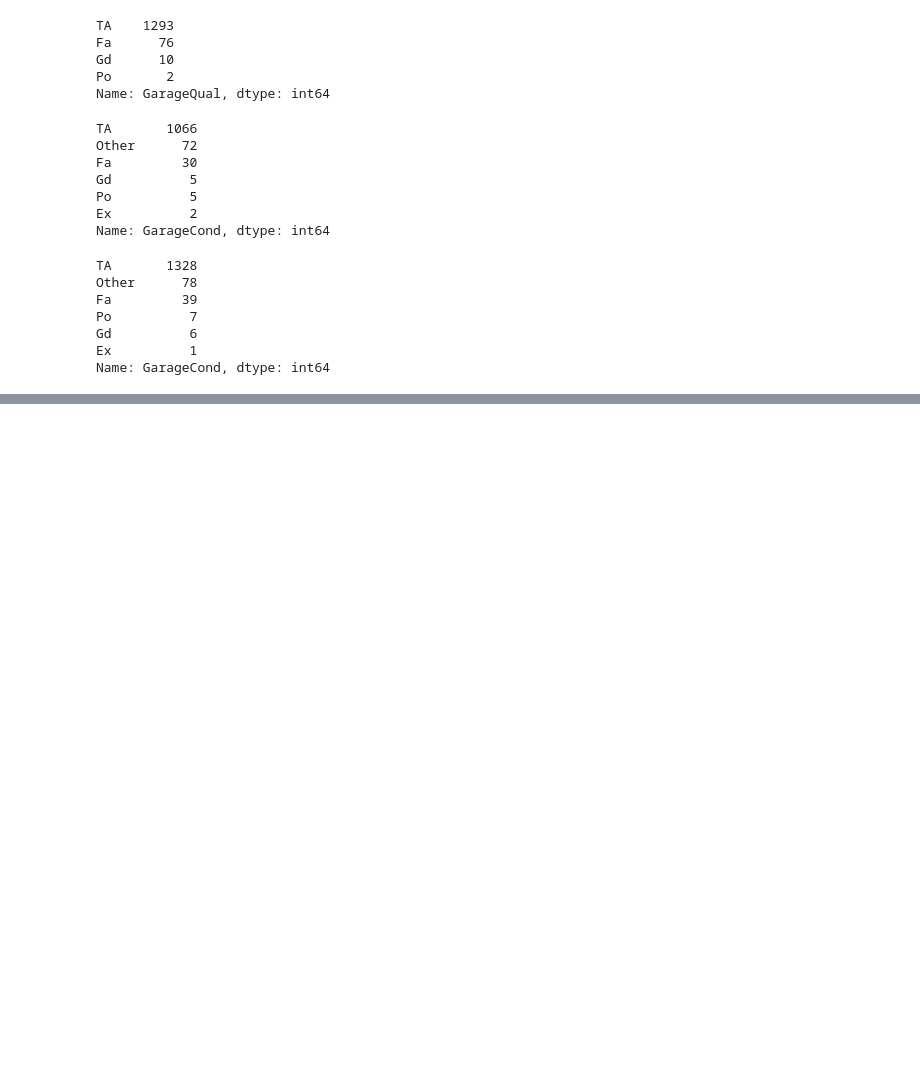
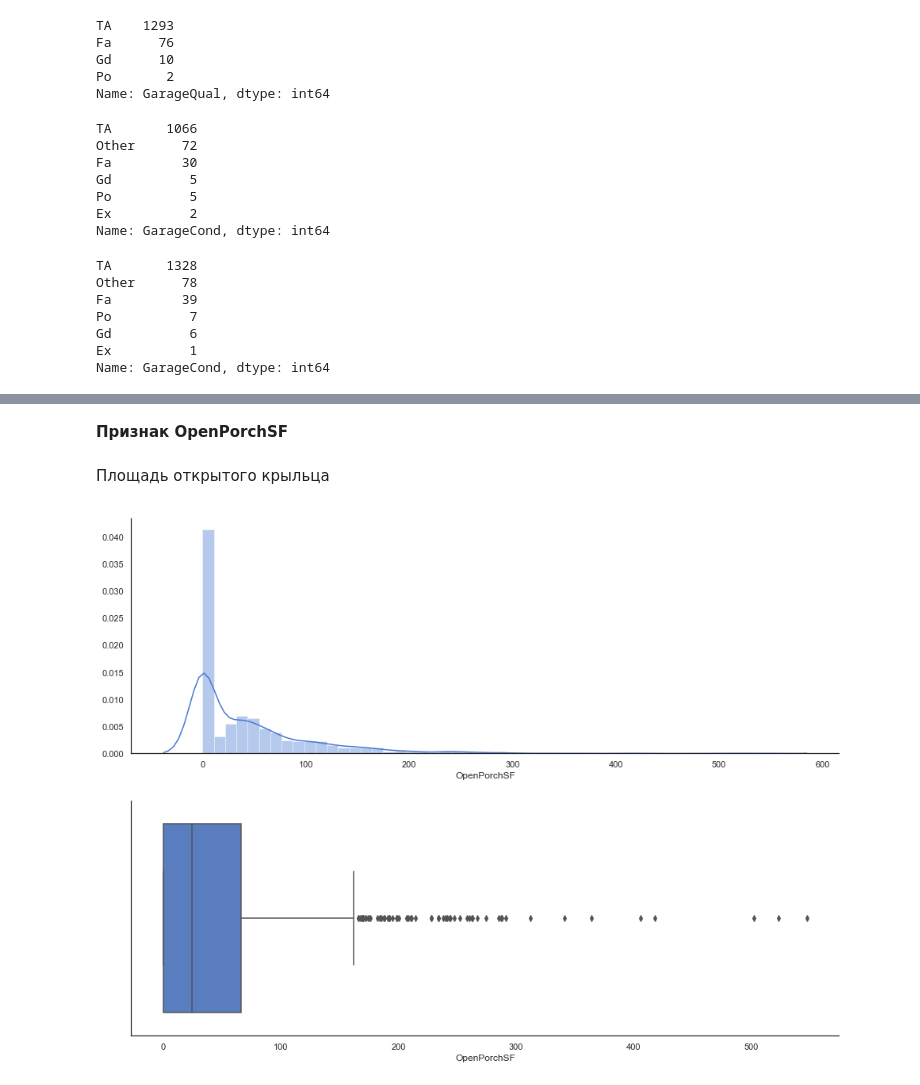
Before and after one commit to rusantsovsv/my_kaggle, a Jupyter notebook: house_prices/house_prices_cleaning.ipynb, the cells around one changed output, grey strips where cells are left out. Drawn from its saved outputs; the diff is of its cells as text; code cells hidden in the pictures; blank space fills up the shorter version.

```diff
--- a/house_prices/house_prices_cleaning.ipynb
+++ b/house_prices/house_prices_cleaning.ipynb
@@ -2477,0 +2548,8 @@ Name: GarageCond, dtype: int64
+# %% [markdown]
+**Признак OpenPorchSF**
+# %% [markdown]
+Площадь открытого крыльца
+# %%
+show_hist_and_box(train['OpenPorchSF'])
+# %% [output]
+[figure, added]
```
Also changed, not shown: parts of 61 cells of this notebook.
